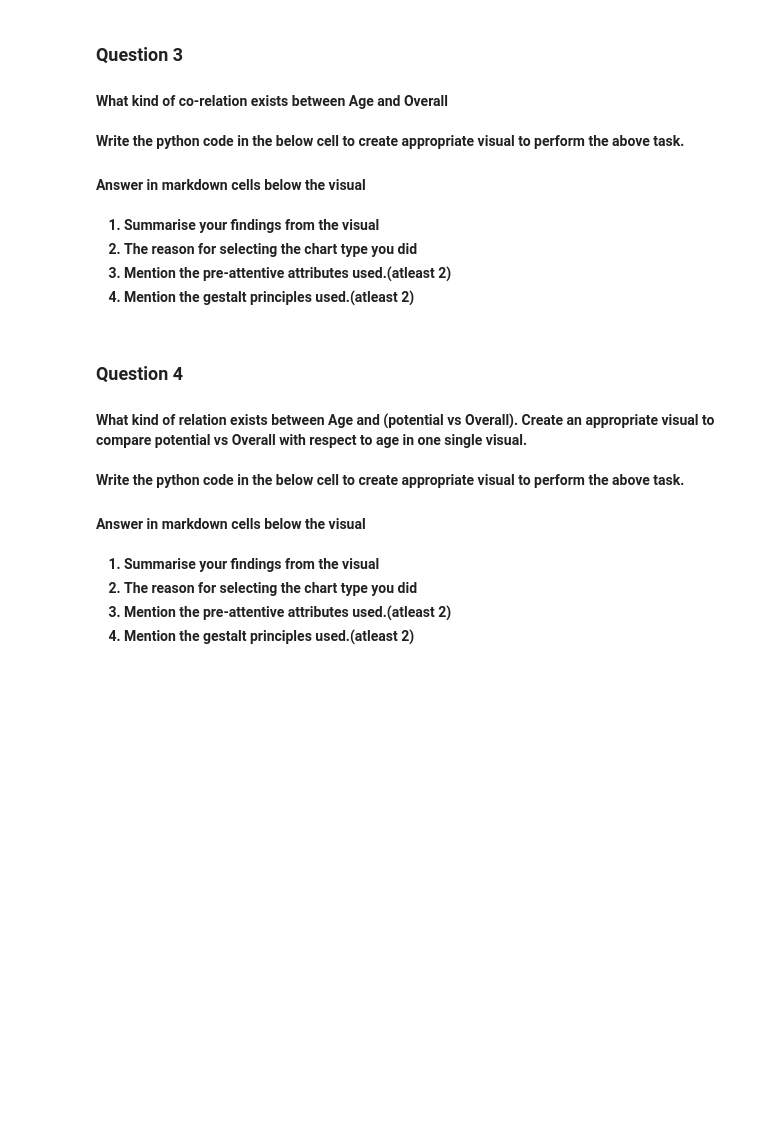
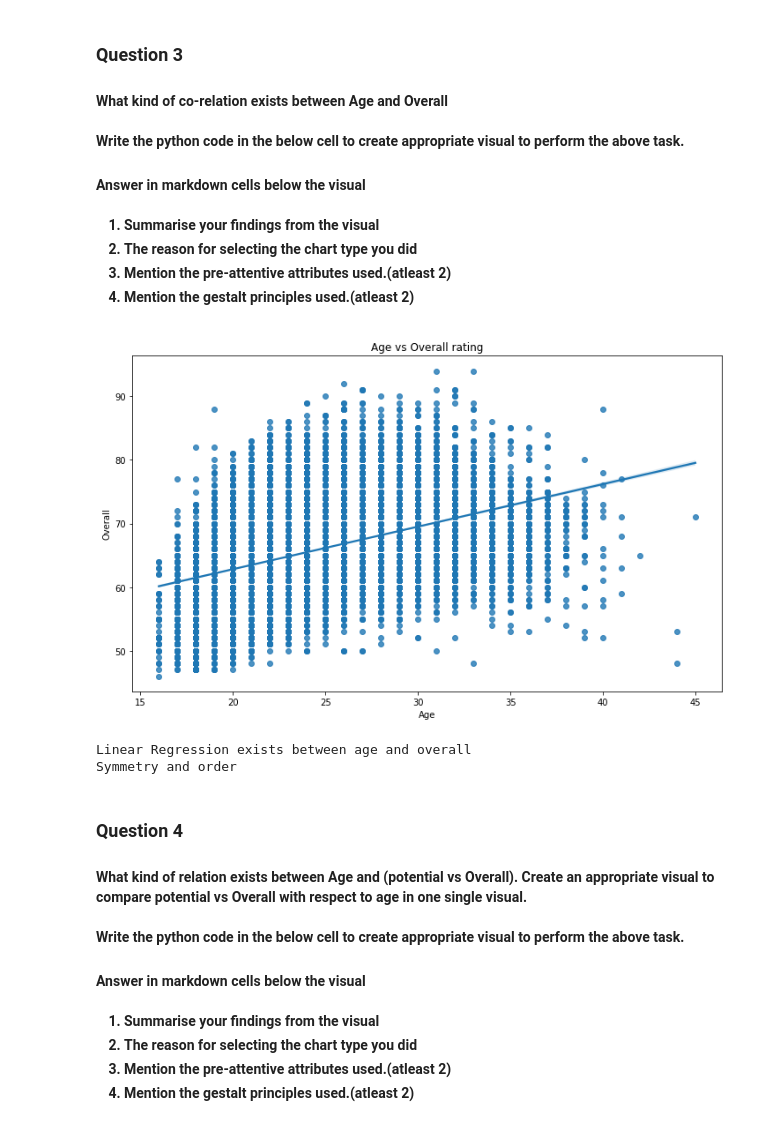
Before and after one commit to dineshbits/goodae_kaggle, a Jupyter notebook: Assignment_1.ipynb, the cells around one changed output. Drawn from its saved outputs; the diff is of its cells as text; code cells hidden in the pictures; blank space fills up the shorter version.

```diff
--- a/Assignment_1.ipynb
+++ b/Assignment_1.ipynb
@@ -90,6 +149,17 @@ Write the python code in the below cell to create appropriate visual to perform
     <li>Mention the pre-attentive attributes used.(atleast 2)</li>
     <li>Mention the gestalt principles used.(atleast 2)</li>
 </ol>
+# %%
+plt.figure(figsize=(12, 7))
+sns.regplot(x='Age',y='Overall',data=df)
+plt.title('Age vs Overall rating')
+plt.show()
+print('Linear Regression exists between age and overall')
+print('Symmetry and order')
+# %% [output]
+[figure, added]
+Linear Regression exists between age and overall
+Symmetry and order
 # %% [markdown]
   ### Question 4
 <h4>What kind of relation exists between Age and (potential vs Overall). Create an appropriate visual to compare potential vs Overall with respect to age in one single visual.
```
Also changed, not shown: parts of 7 cells of this notebook.
